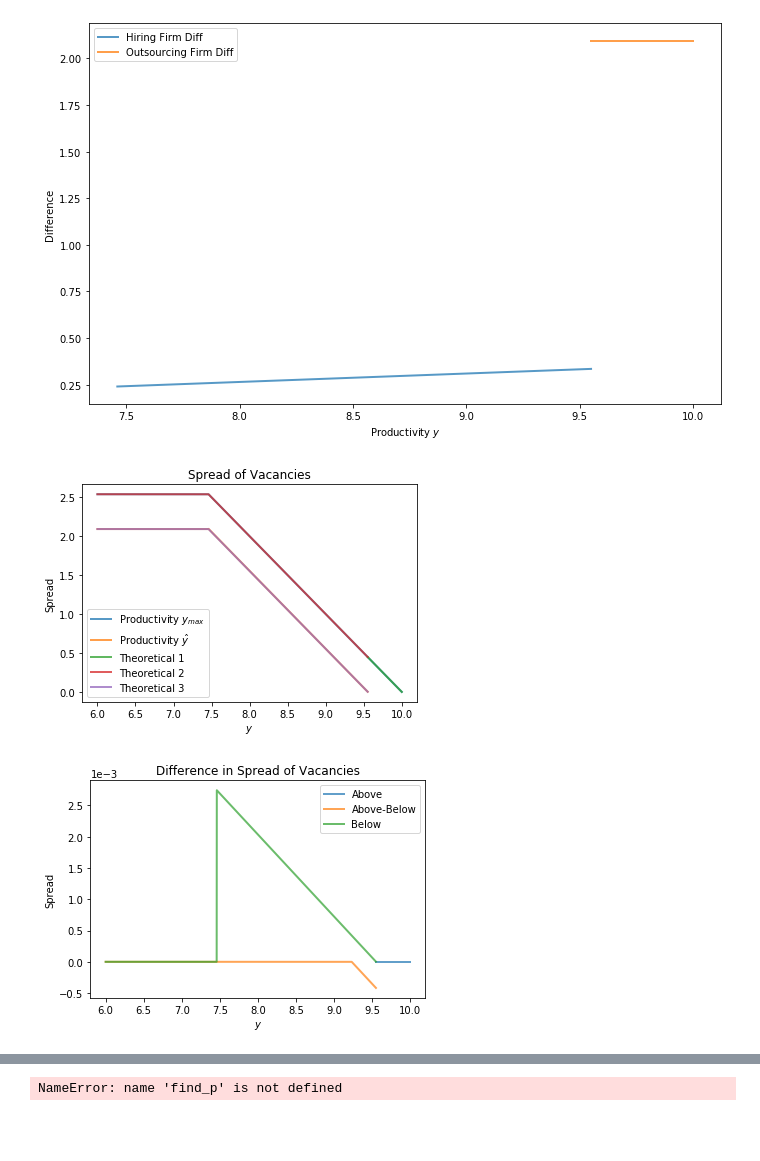
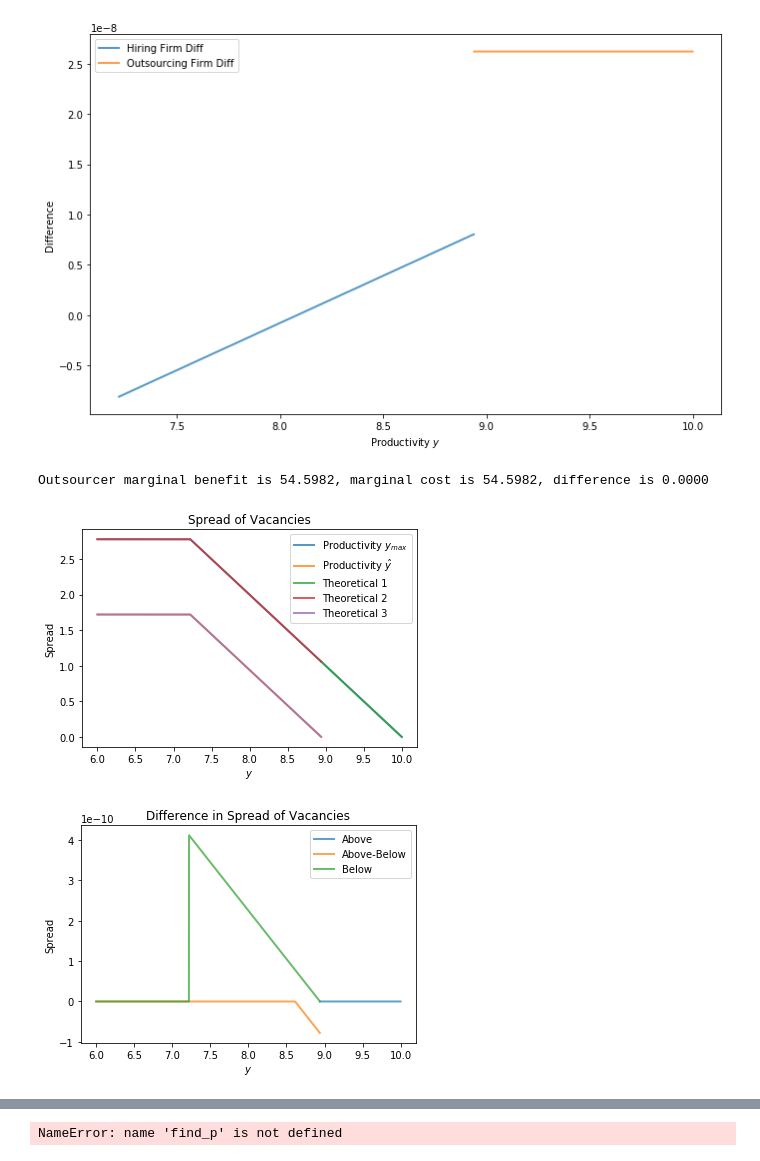
Before and after one commit to spspitze/Outsourcing, a Jupyter notebook: Python Code/Outsourcers.ipynb, the cells around one changed output, grey strips where cells are left out. Cells and saved outputs as stored; diff of their text form; code cells hidden in the pictures; blank space fills up the shorter version.

```diff
--- a/Python Code/Outsourcers.ipynb
+++ b/Python Code/Outsourcers.ipynb
@@ -741,22 +889,27 @@ def p_list_facts(ob, v_grid, v_hat_grid, v_o, n_grid, n_hat_grid, n_o, y_hat):
 r = 0.000939
 B = 1 / (1 + r)
 delta = 0.003911083
-delta_o = 0.004477807
-delta_hat = 0.0035
+# delta_o = 0.004477807
+delta_o = delta
+# delta_hat = delta * 0.9
+delta_hat = delta
 alpha = .5
 phi = .1
+# eta = alpha
+# eta_o = alpha
 eta = alpha
 eta_o = alpha
-# eta = .5
-# eta_o = .5
 y_min = 6
 y_max = 10
 b = 7 * .7
+# b = 7 * .5
+# b = 0
 y_grid_size = 2000
 gamma = 2
 y_grid = np.linspace(y_min, y_max, y_grid_size, endpoint = False)
-c_grid = np.exp(-13 + 2.5 * y_grid)
+c_grid = np.exp(-12 + 2.5 * y_grid)
 c_o = np.exp(4)
+# c_o = np.exp(10)
 
 tol = 1e-8
 max_iter = 1e5
@@ -771,13 +924,14 @@ ob = OutsourcingBaseline(
 )
 
 # Record initial guesses
-v_grid = np.ones(y_grid_size) / y_grid_size**2
-n_grid = np.ones(y_grid_size) / y_grid_size**2
-v_hat_grid = np.ones(y_grid_size) / y_grid_size**2
-n_hat_grid = np.ones(y_grid_size) / y_grid_size**2
-v_o = 1 / y_grid_size**2
-n_o = 1 / y_grid_size**2
+v_grid = np.ones(y_grid_size) / y_grid_size
+n_grid = np.ones(y_grid_size) / y_grid_size * 0.1
+v_hat_grid = np.ones(y_grid_size) / y_grid_size
+n_hat_grid = np.ones(y_grid_size) / y_grid_size * 0.1
+v_o = 1 / y_grid_size
+n_o = 1 / y_grid_size
 y_hat = (y_max + y_min) / 2
+# y_hat = y_max
 
 guess = v_grid, v_hat_grid, v_o, n_grid, n_hat_grid, n_o, y_hat
 
@@ -816,5 +970,6 @@ Outsourcing entry from code 0.0014; theory 0.0014
-[figure, old version]
+[figure, new version]
+Outsourcer marginal benefit is 54.5982, marginal cost is 54.5982, difference is 0.0000
-[figure, old version]
+[figure, new version]
-[figure, old version]
+[figure, new version]
 # %%
 # Planner's solution (run above cell first)
```
Also changed, not shown: parts of 9 cells of this notebook, 2 other files.
